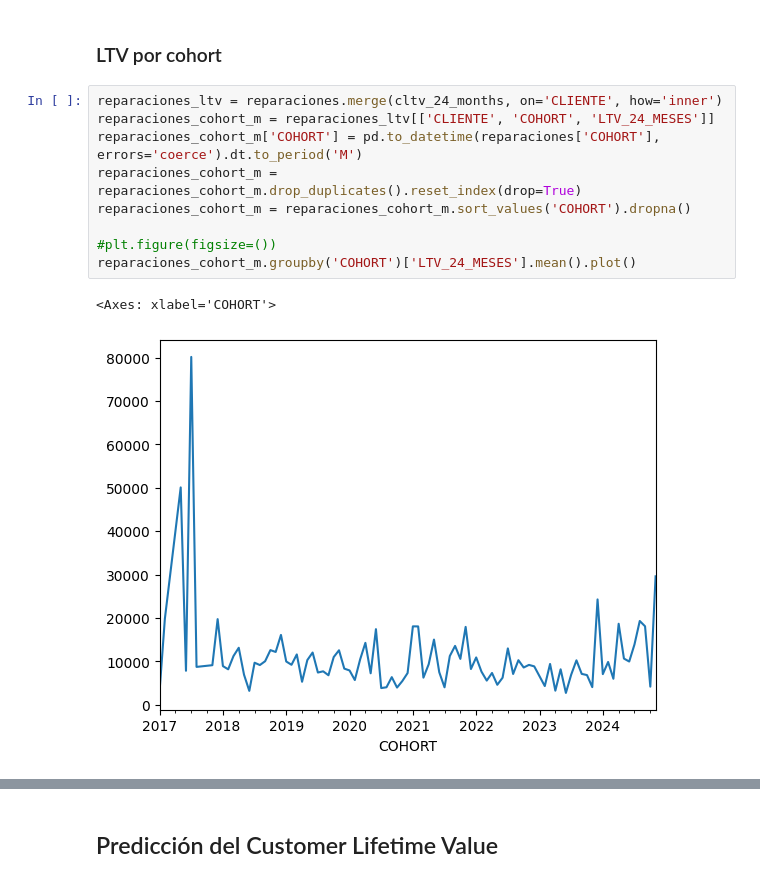
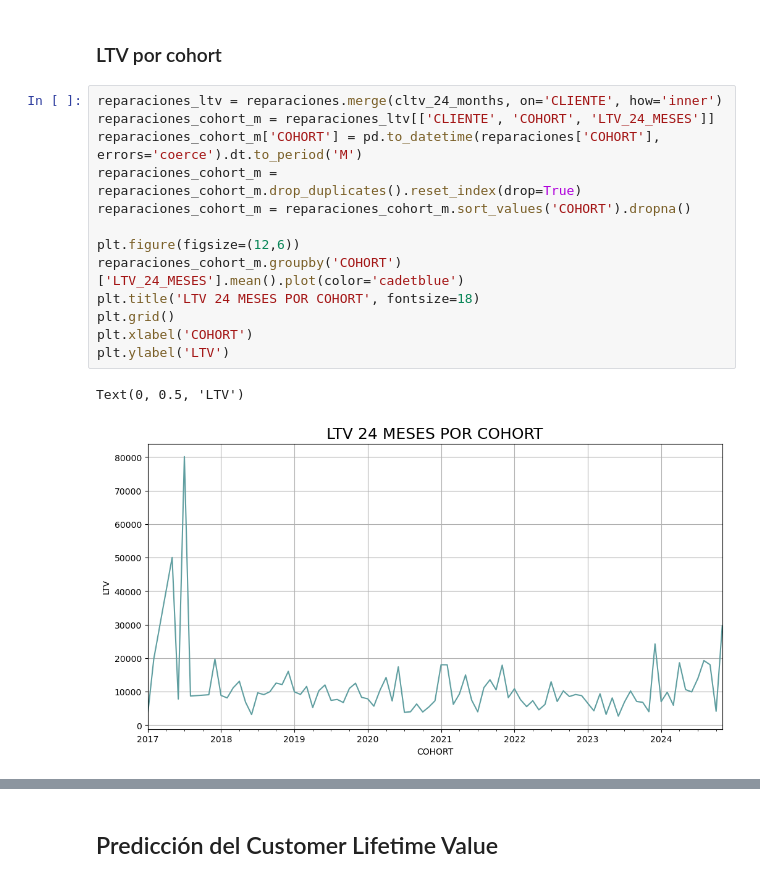
Before and after one commit to luisejdm/Analisis_de_datos_financieros_y_de_diseno_de_indicadores, a Jupyter notebook: Proyecto/Proyecto.ipynb, the cells around one changed output, grey strips where cells are left out. Drawn from its saved outputs; the diff is of its cells as text.

```diff
--- a/Proyecto/Proyecto.ipynb
+++ b/Proyecto/Proyecto.ipynb
@@ -256,12 +262,16 @@ cltv_24_months.head()
 # %%
 reparaciones_ltv = reparaciones.merge(cltv_24_months, on='CLIENTE', how='inner')
 reparaciones_cohort_m = reparaciones_ltv[['CLIENTE', 'COHORT', 'LTV_24_MESES']]
 reparaciones_cohort_m['COHORT'] = pd.to_datetime(reparaciones['COHORT'], errors='coerce').dt.to_period('M')
 reparaciones_cohort_m = reparaciones_cohort_m.drop_duplicates().reset_index(drop=True)
 reparaciones_cohort_m = reparaciones_cohort_m.sort_values('COHORT').dropna()
 
-#plt.figure(figsize=())
-reparaciones_cohort_m.groupby('COHORT')['LTV_24_MESES'].mean().plot()
+plt.figure(figsize=(12,6))
+reparaciones_cohort_m.groupby('COHORT')['LTV_24_MESES'].mean().plot(color='cadetblue')
+plt.title('LTV 24 MESES POR COHORT', fontsize=18)
+plt.grid()
+plt.xlabel('COHORT')
+plt.ylabel('LTV')
 # %% [output]
-<Axes: xlabel='COHORT'>
+Text(0, 0.5, 'LTV')
-[figure, old version]
+[figure, new version]
```
Also changed, not shown: parts of 54 cells of this notebook, 5 other files.
